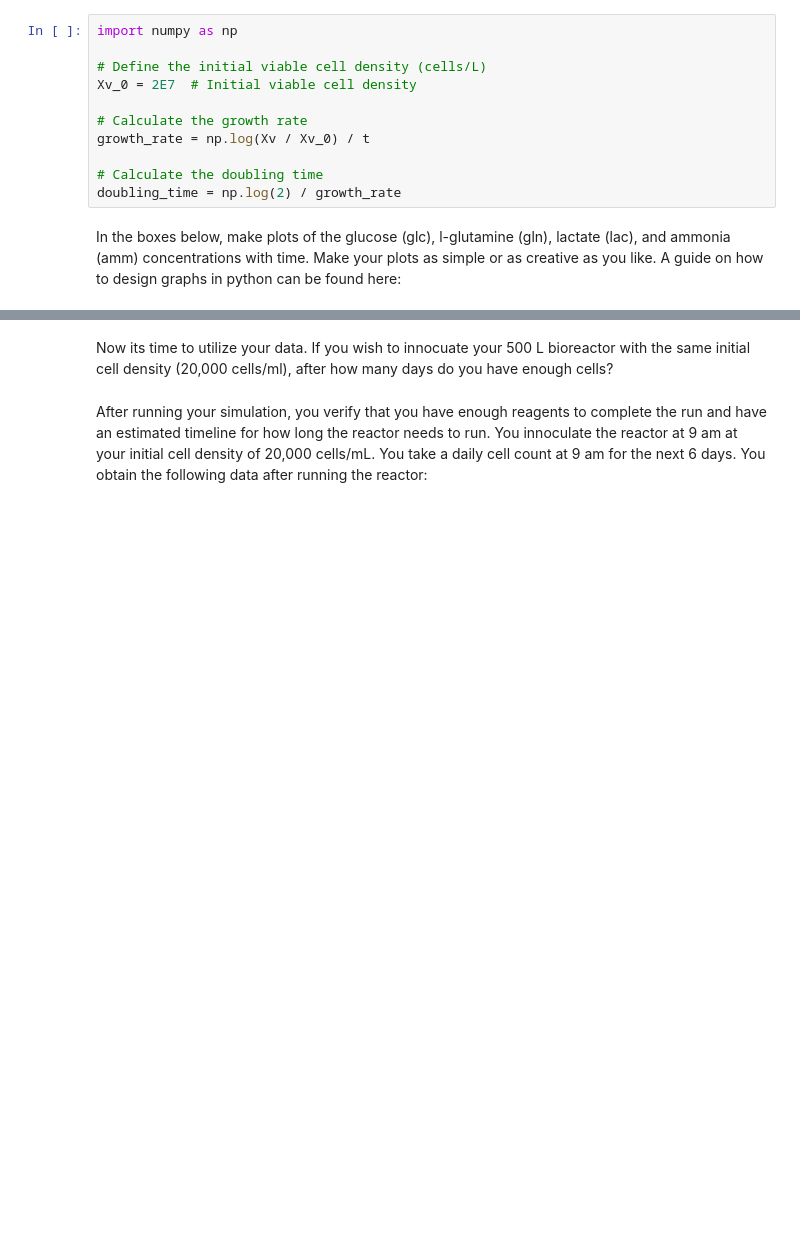
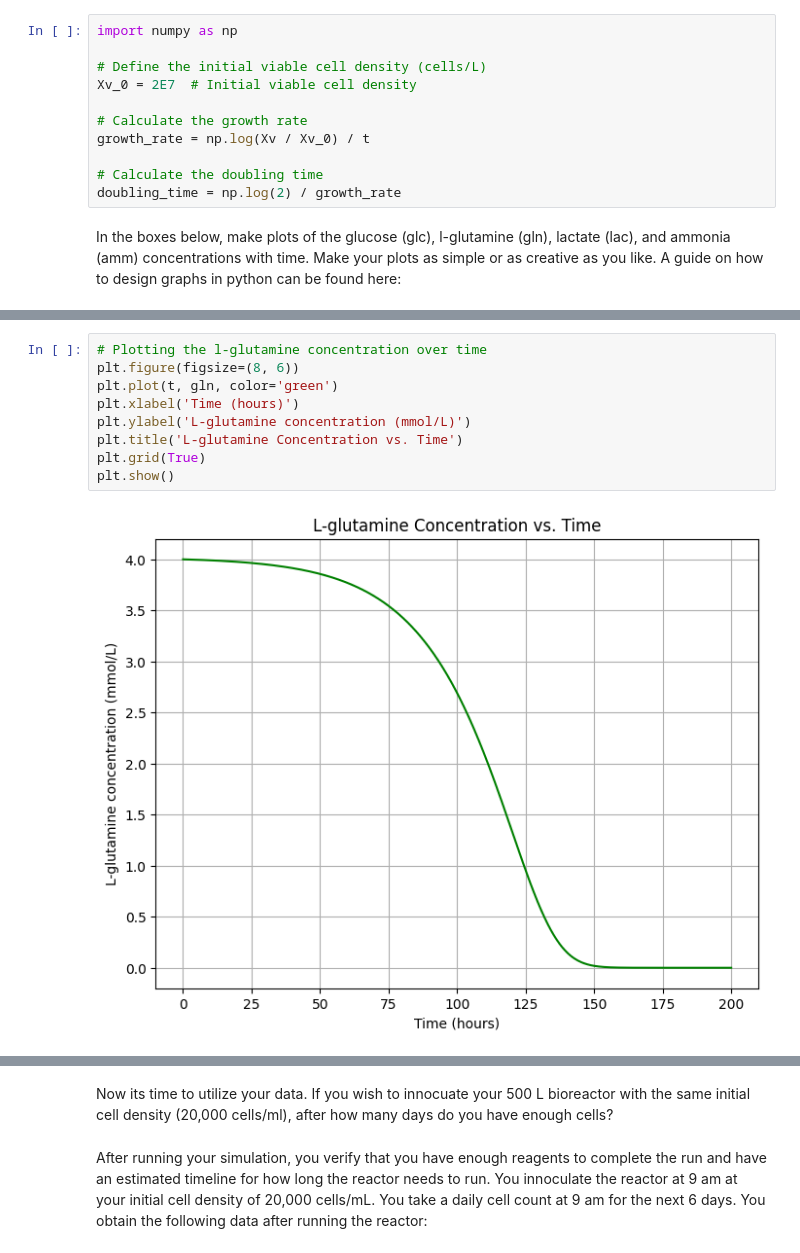
Before and after one commit to arih0325/BMEN-322-due-today, a Jupyter notebook: BMEN 322 lab 2 - Bioreactor Kinetics.ipynb, the cells around one changed output, grey strips where cells are left out. Drawn from its saved outputs; the diff is of its cells as text; blank space fills up the shorter version.

```diff
--- a/BMEN 322 lab 2 - Bioreactor Kinetics.ipynb
+++ b/BMEN 322 lab 2 - Bioreactor Kinetics.ipynb
@@ -209,0 +185,11 @@ plt.show()
+# %%
+# Plotting the l-glutamine concentration over time
+plt.figure(figsize=(8, 6))
+plt.plot(t, gln, color='green')
+plt.xlabel('Time (hours)')
+plt.ylabel('L-glutamine concentration (mmol/L)')
+plt.title('L-glutamine Concentration vs. Time')
+plt.grid(True)
+plt.show()
+# %% [output]
+[figure, added]
```
Also changed, not shown: parts of 4 cells of this notebook.
